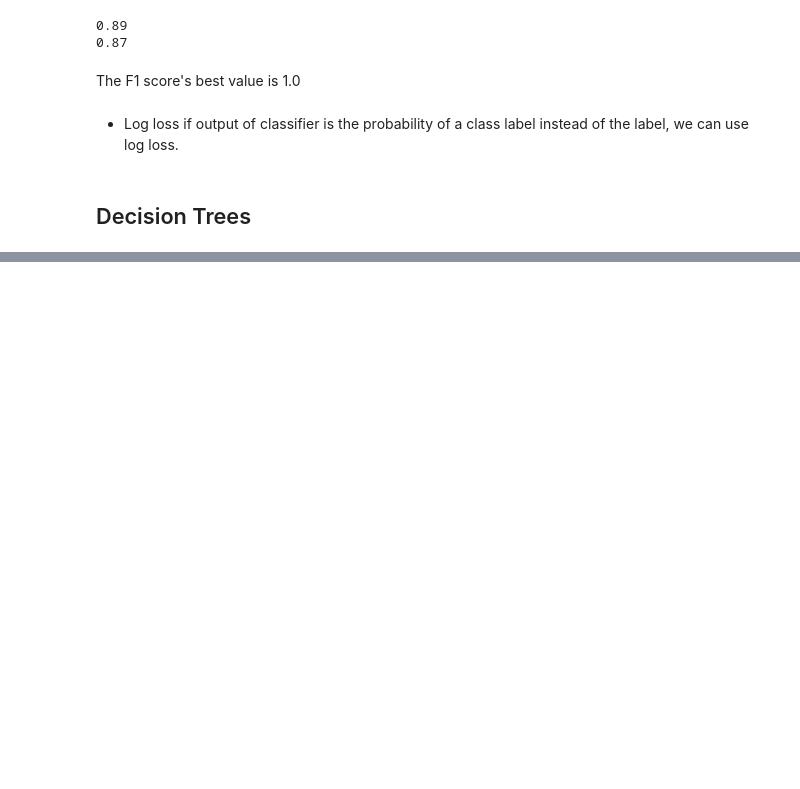
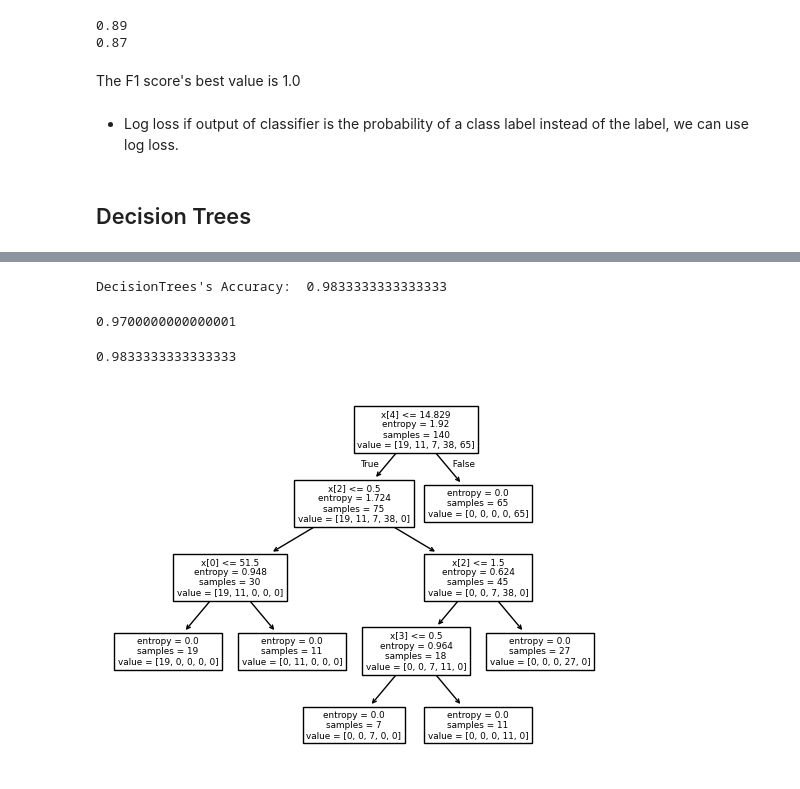
Before and after one commit to KizKarDes/kizkardes-data-science, a Jupyter notebook: lesson10.ipynb, the cells around one changed output, grey strips where cells are left out. Saved outputs shown, nothing was run; the diff lists cells and outputs as text; code cells hidden in the pictures; blank space fills up the shorter version.

```diff
--- a/lesson10.ipynb
+++ b/lesson10.ipynb
@@ -209,0 +285,12 @@ my_data = pd.read_csv('https://cf-courses-data.s3.us.cloud-object-storage.appdom
+# %%
+y = my_data["Drug"]
+# %%
+from sklearn.model_selection import train_test_split
+
+X_trainset, X_testset, y_trainset, y_testset = train_test_split(X, y, test_size=0.3, random_state=43)
+# %%
+from sklearn.tree import DecisionTreeClassifier
+
+drugTree = DecisionTreeClassifier(criterion="entropy", max_depth = 4)
+# %%
+drugTree.fit(X_trainset,y_trainset)
@@ -209,0 +312,13 @@ my_data = pd.read_csv('https://cf-courses-data.s3.us.cloud-object-storage.appdom
+# %%
+from sklearn import metrics
+print("DecisionTrees's Accuracy: ", metrics.accuracy_score(y_testset, predTree))
+# %% [output]
+DecisionTrees's Accuracy:  0.9833333333333333
+# %%
+print(metrics.jaccard_score(y_testset, predTree, average='weighted'))
+# %% [output]
+0.9700000000000001
+# %%
+print(metrics.f1_score(y_testset, predTree, average='weighted'))
+# %% [output]
+0.9833333333333333
@@ -209,0 +328,5 @@ my_data = pd.read_csv('https://cf-courses-data.s3.us.cloud-object-storage.appdom
+# %%
+tree.plot_tree(drugTree)
+plt.show()
+# %% [output]
+[figure, added]
```
Also changed, not shown: parts of 19 cells of this notebook.
